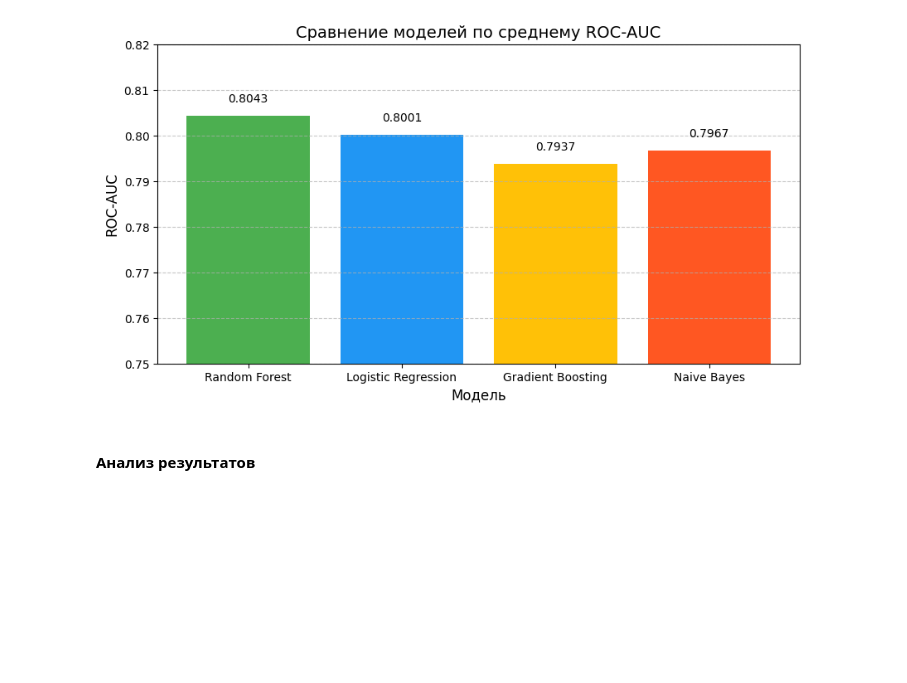
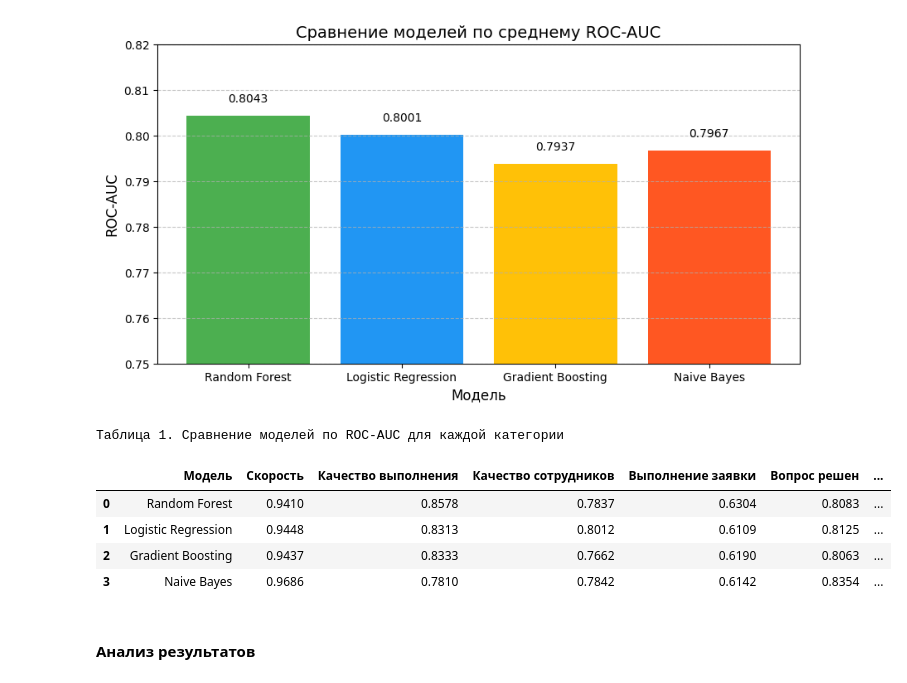
Before and after one commit to Samplovodsk/intensive_4, a Jupyter notebook: Andrey/model.ipynb, the cells around one changed output. Cells and saved outputs as stored; diff of their text form; code cells hidden in the pictures; blank space fills up the shorter version.

```diff
--- a/Andrey/model.ipynb
+++ b/Andrey/model.ipynb
@@ -143,6 +143,33 @@ for i, v in enumerate(mean_auc):
 plt.show()
 # %% [output]
 [figure]
+# %%
+# Данные из model.ipynb
+data = {
+    "Модель": ["Random Forest", "Logistic Regression", "Gradient Boosting", "Naive Bayes"],
+    "Скорость": [0.9410, 0.9448, 0.9437, 0.9686],
+    "Качество выполнения": [0.8578, 0.8313, 0.8333, 0.7810],
+    "Качество сотрудников": [0.7837, 0.8012, 0.7662, 0.7842],
+    "Выполнение заявки": [0.6304, 0.6109, 0.6190, 0.6142],
+    "Вопрос решен": [0.8083, 0.8125, 0.8063, 0.8354],
+    "Средний AUC": [0.8043, 0.8001, 0.7937, 0.7967]
+}
+
+df = pd.DataFrame(data)
+styled_df = df.style \
+    .highlight_max(subset=["Скорость", "Качество выполнения", "Качество сотрудников",
+                          "Выполнение заявки", "Вопрос решен", "Средний AUC"], color="#1b8f36") \
+    .format("{:.4f}", subset=df.columns[1:]) \
+    .set_caption("Таблица 1. Сравнение моделей по ROC-AUC для каждой категории")
+
+display(styled_df)
+# %% [output]
+Таблица 1. Сравнение моделей по ROC-AUC для каждой категории
+|  | Модель | Скорость | Качество выполнения | Качество сотрудников | Выполнение заявки | Вопрос решен | ... |
+| 0 | Random Forest | 0.9410 | 0.8578 | 0.7837 | 0.6304 | 0.8083 | ... |
+| 1 | Logistic Regression | 0.9448 | 0.8313 | 0.8012 | 0.6109 | 0.8125 | ... |
+| 2 | Gradient Boosting | 0.9437 | 0.8333 | 0.7662 | 0.6190 | 0.8063 | ... |
+| 3 | Naive Bayes | 0.9686 | 0.7810 | 0.7842 | 0.6142 | 0.8354 | ... |
 # %% [markdown]
 #### Анализ результатов
 # %%
```
Also changed, not shown: 1 other file.
